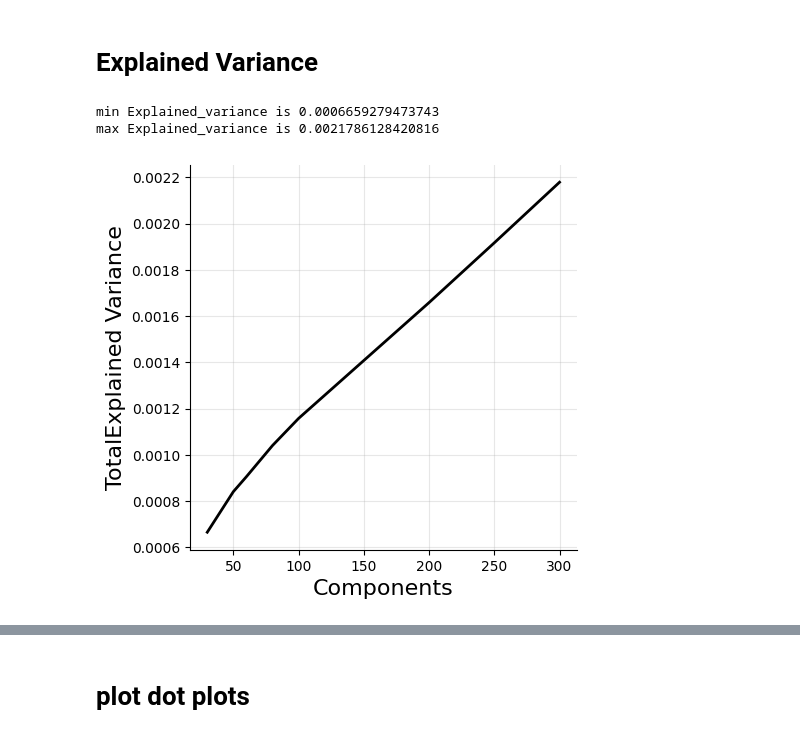
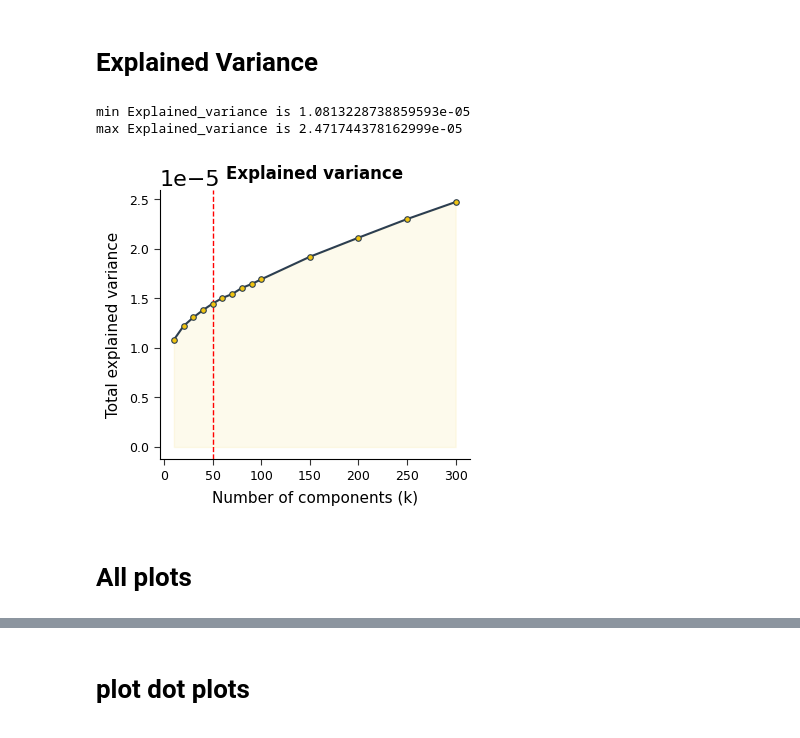
Before and after one commit to EngreitzLab/cNMF_benchmarking, a Jupyter notebook: cNMF_benchmarking_pipeline/Plotting/JupterNote_Version/cNMF_k_selection.ipynb, the cells around one changed output, grey strips where cells are left out. Cells and saved outputs as stored; diff of their text form; code cells hidden in the pictures.

```diff
--- a/cNMF_benchmarking_pipeline/Plotting/JupterNote_Version/cNMF_k_selection.ipynb
+++ b/cNMF_benchmarking_pipeline/Plotting/JupterNote_Version/cNMF_k_selection.ipynb
@@ -31,9 +14,9 @@ traitlets.traitlets.TraitError: The '_control_lock' trait of an IPythonKernel in
 # %%
-output_directory = "/oak/stanford/groups/engreitz/Users/ymo/Ronghao_100K_sample/Results"
-run_name = "112325_100k_cells_10iter_6000hvg_torch_halsvar_batch_e7_h100"
+output_directory = "/oak/stanford/groups/engreitz/Users/ymo/IGVF_ccperturbseq/Result/012726_100k_cells_20iter_allHVG_torch_halsvar_batch_e7"
+run_name = "012726_100k_cells_20iter_allHVG_torch_halsvar_batch_e7_all"
 folder = f"{output_directory}/{run_name}/Eval"
-components = [30, 50, 60, 80, 100, 200, 250, 300]
-sel_threshs = [0.4, 0.8, 2.0]
+components = [10, 20, 30, 40, 50, 60, 70, 80, 90, 100, 150, 200, 250, 300]
+sel_threshs = [0.2]
 # %% [markdown]
 # Stability & Error
 # %%
@@ -92,9 +91,11 @@ max regulators is 3
 # %% [markdown]
 # Explained Variance
 # %%
-stats = load_explained_variance_data(folder, components=components, sel_thresh = 0.8)
-plot_explained_variance(stats)
+stats_EV = load_explained_variance_data(folder, components=components, sel_thresh = 0.2)
+plot_explained_variance(stats_EV, selected_k = 50)
 # %% [output]
-min Explained_variance is 0.0006659279473743
-max Explained_variance is 0.0021786128420816
+min Explained_variance is 1.0813228738859593e-05
+max Explained_variance is 2.471744378162999e-05
-[figure, old version]
+[figure, new version]
+# %% [markdown]
+# All plots
```
Also changed, not shown: parts of 7 cells of this notebook, 8 other files.
